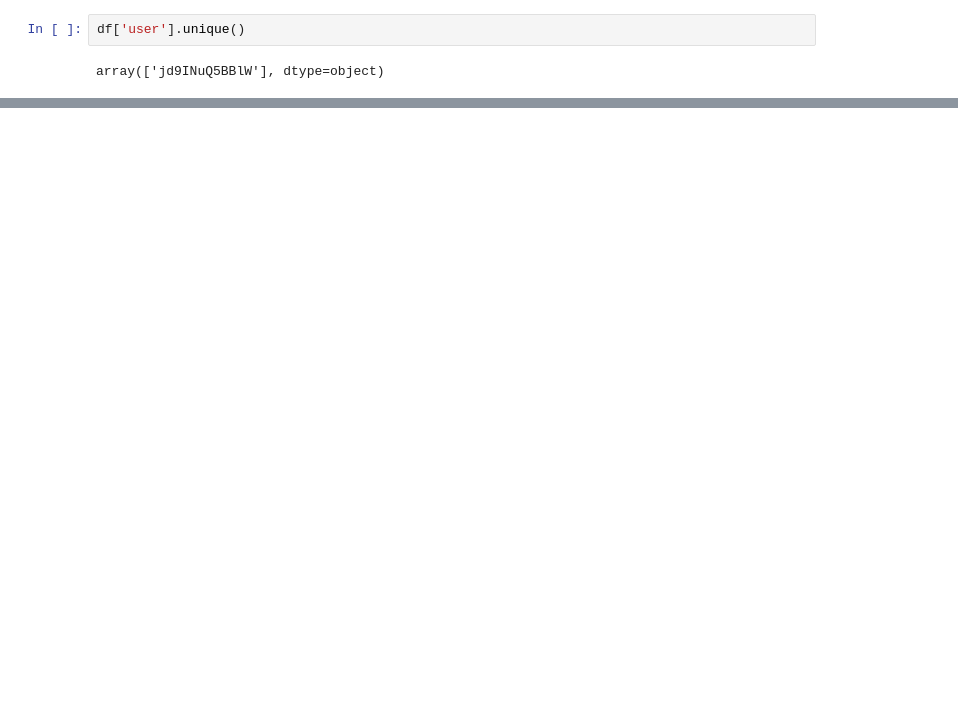
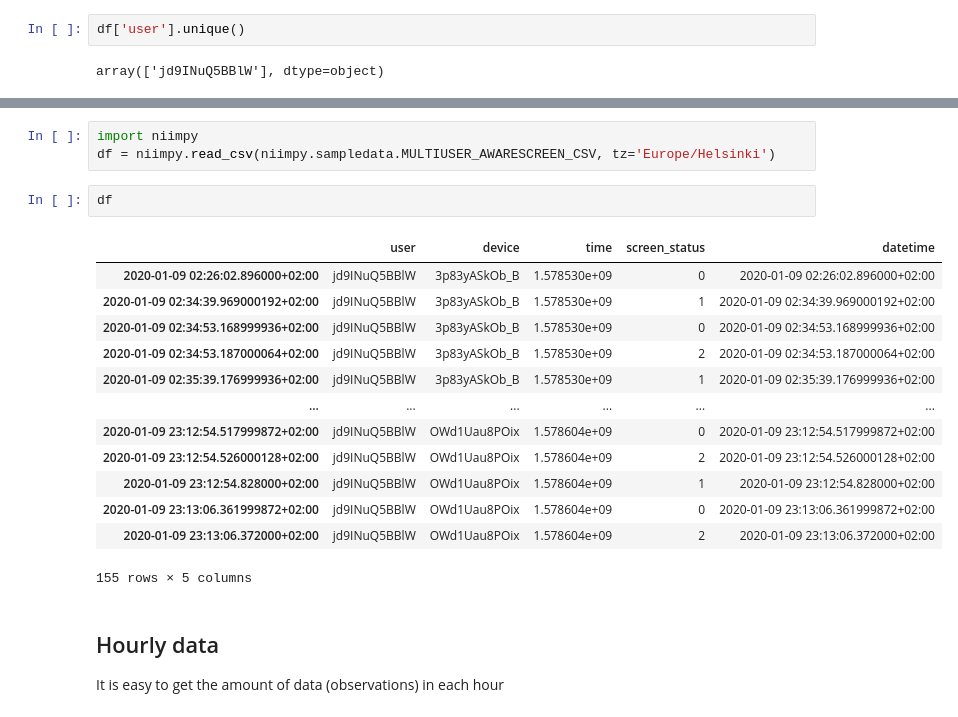
Before and after one commit to digitraceslab/niimpy, a Jupyter notebook: docs/basic-transformations.ipynb, the cells around one changed output, grey strips where cells are left out. Saved outputs shown, nothing was run; the diff lists cells and outputs as text; blank space fills up the shorter version.

```diff
--- a/docs/basic-transformations.ipynb
+++ b/docs/basic-transformations.ipynb
@@ -60,0 +232,22 @@ array([3, 2, 5])
+# %%
+import niimpy
+df = niimpy.read_csv(niimpy.sampledata.MULTIUSER_AWARESCREEN_CSV, tz='Europe/Helsinki')
+# %%
+df
+# %% [output]
+|  | user | device | time | screen_status | datetime |
+| 2020-01-09 02:26:02.896000+02:00 | jd9INuQ5BBlW | 3p83yASkOb_B | 1.578530e+09 | 0 | 2020-01-09 02:26:02.896000+02:00 |
+| 2020-01-09 02:34:39.969000192+02:00 | jd9INuQ5BBlW | 3p83yASkOb_B | 1.578530e+09 | 1 | 2020-01-09 02:34:39.969000192+02:00 |
+| 2020-01-09 02:34:53.168999936+02:00 | jd9INuQ5BBlW | 3p83yASkOb_B | 1.578530e+09 | 0 | 2020-01-09 02:34:53.168999936+02:00 |
+| 2020-01-09 02:34:53.187000064+02:00 | jd9INuQ5BBlW | 3p83yASkOb_B | 1.578530e+09 | 2 | 2020-01-09 02:34:53.187000064+02:00 |
+| 2020-01-09 02:35:39.176999936+02:00 | jd9INuQ5BBlW | 3p83yASkOb_B | 1.578530e+09 | 1 | 2020-01-09 02:35:39.176999936+02:00 |
+| ... | ... | ... | ... | ... | ... |
+| 2020-01-09 23:12:54.517999872+02:00 | jd9INuQ5BBlW | OWd1Uau8POix | 1.578604e+09 | 0 | 2020-01-09 23:12:54.517999872+02:00 |
+| 2020-01-09 23:12:54.526000128+02:00 | jd9INuQ5BBlW | OWd1Uau8POix | 1.578604e+09 | 2 | 2020-01-09 23:12:54.526000128+02:00 |
+| 2020-01-09 23:12:54.828000+02:00 | jd9INuQ5BBlW | OWd1Uau8POix | 1.578604e+09 | 1 | 2020-01-09 23:12:54.828000+02:00 |
+| 2020-01-09 23:13:06.361999872+02:00 | jd9INuQ5BBlW | OWd1Uau8POix | 1.578604e+09 | 0 | 2020-01-09 23:13:06.361999872+02:00 |
+| 2020-01-09 23:13:06.372000+02:00 | jd9INuQ5BBlW | OWd1Uau8POix | 1.578604e+09 | 2 | 2020-01-09 23:13:06.372000+02:00 |
+155 rows × 5 columns
+# %% [markdown]
+## Hourly data
+It is easy to get the amount of data (observations) in each hour
```
Also changed, not shown: parts of 38 cells of this notebook, 5 other files.
